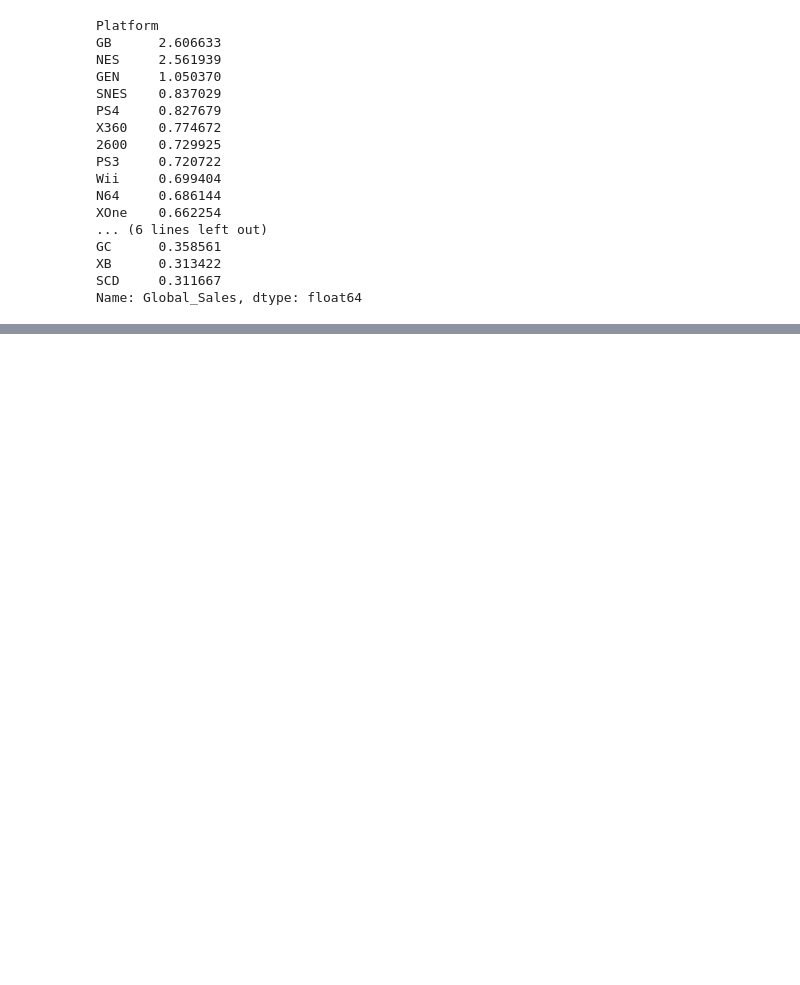
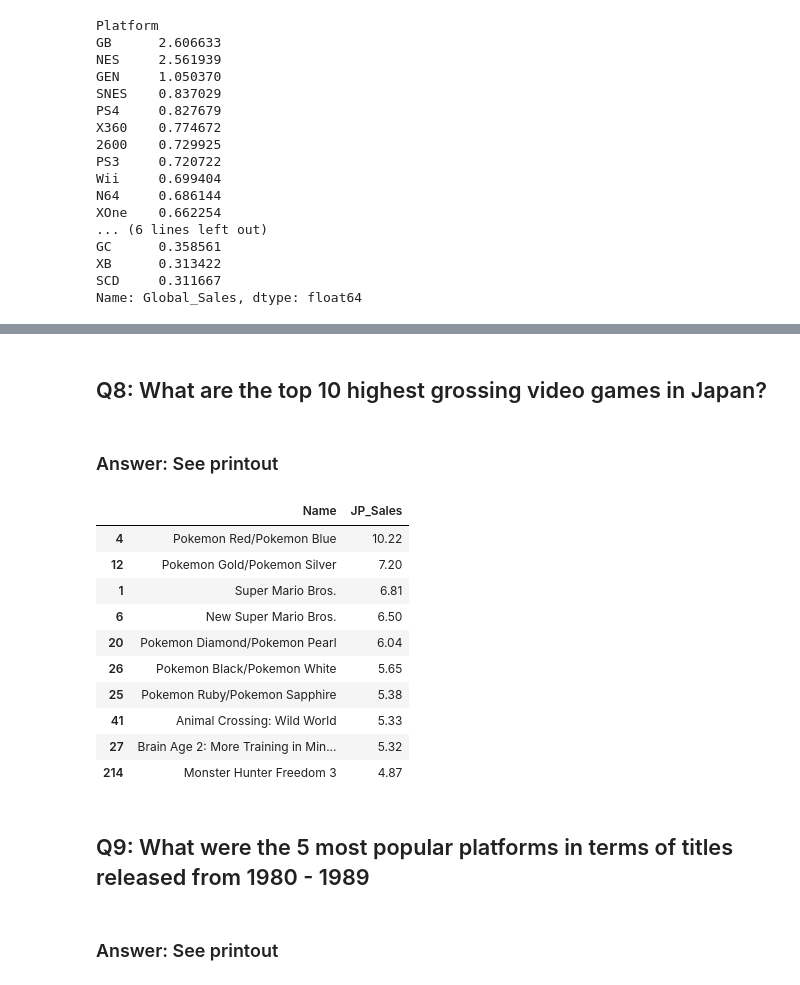
Before and after one commit to jeremyCtown/data-science, a Jupyter notebook: vg-stats/vg-stats.ipynb, the cells around one changed output, grey strips where cells are left out. Cells and saved outputs as stored; diff of their text form; code cells hidden in the pictures; blank space fills up the shorter version.

```diff
--- a/vg-stats/vg-stats.ipynb
+++ b/vg-stats/vg-stats.ipynb
@@ -210,0 +202,22 @@ df.head()
+# %% [markdown]
+## Q8: What are the top 10 highest grossing video games in Japan?
+# %% [markdown]
+### Answer: See printout
+# %%
+pd.DataFrame(df[['Name', 'JP_Sales']]).sort_values(by='JP_Sales', ascending=False).head(10)
+# %% [output]
+|  | Name | JP_Sales |
+| 4 | Pokemon Red/Pokemon Blue | 10.22 |
+| 12 | Pokemon Gold/Pokemon Silver | 7.20 |
+| 1 | Super Mario Bros. | 6.81 |
+| 6 | New Super Mario Bros. | 6.50 |
+| 20 | Pokemon Diamond/Pokemon Pearl | 6.04 |
+| 26 | Pokemon Black/Pokemon White | 5.65 |
+| 25 | Pokemon Ruby/Pokemon Sapphire | 5.38 |
+| 41 | Animal Crossing: Wild World | 5.33 |
+| 27 | Brain Age 2: More Training in Min... | 5.32 |
+| 214 | Monster Hunter Freedom 3 | 4.87 |
+# %% [markdown]
+## Q9: What were the 5 most popular platforms in terms of titles released from 1980 - 1989
+# %% [markdown]
+### Answer: See printout
```
Also changed, not shown: parts of 8 cells of this notebook.
